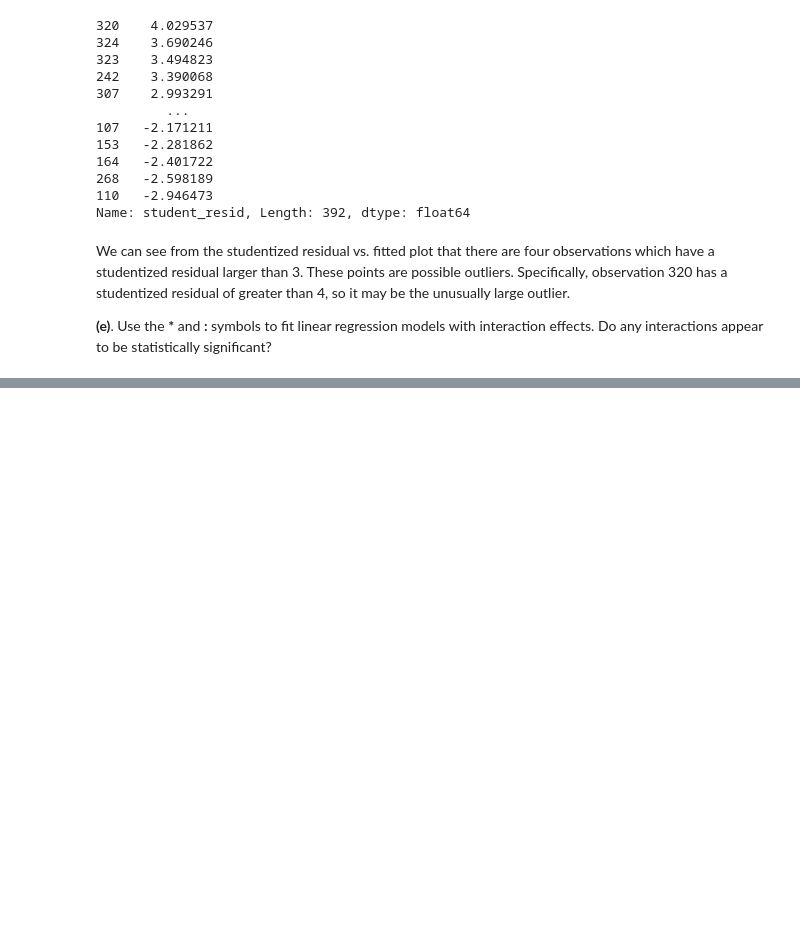
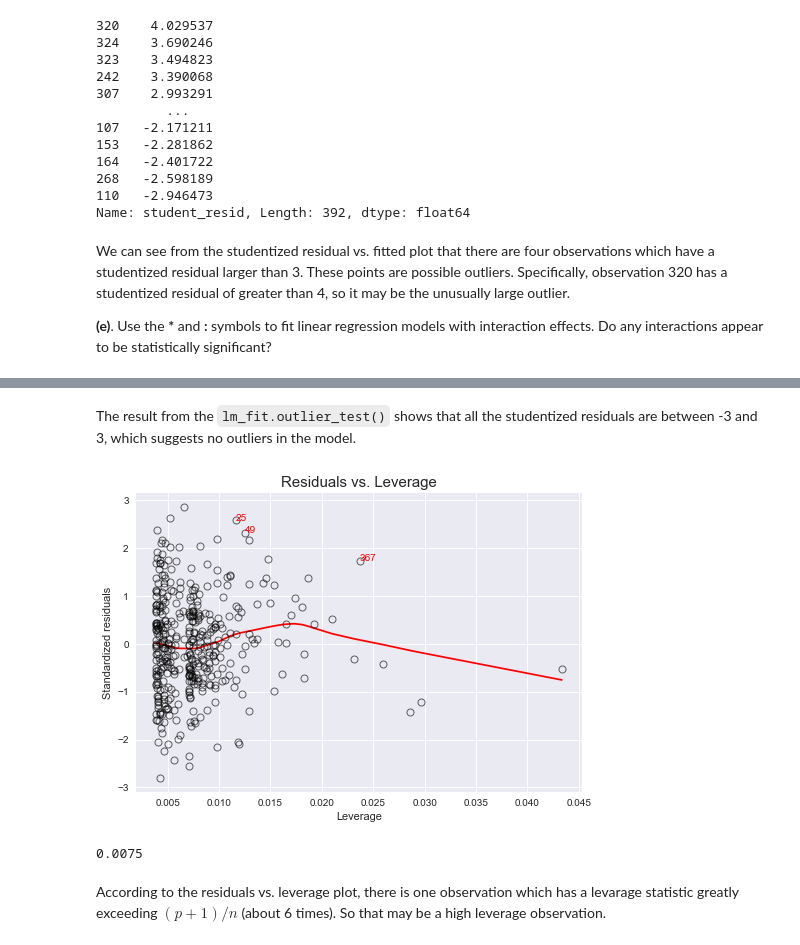
Before and after one commit to chenyulue/ISLP, a Jupyter notebook: Ch03-Linear_Regression_Exercises.ipynb, the cells around one changed output, grey strips where cells are left out. Cells and saved outputs as stored; diff of their text form; code cells hidden in the pictures; blank space fills up the shorter version.

```diff
--- a/Ch03-Linear_Regression_Exercises.ipynb
+++ b/Ch03-Linear_Regression_Exercises.ipynb
@@ -460,0 +540,3 @@ We can see from the studentized residual vs. fitted plot that there are four obs
+# %%
+carseats = pd.read_csv('data/Carseats.csv', na_values='?')
+carseats.isna().sum()   # Check whether there are some missing values
@@ -460,0 +615,3 @@ We can see from the studentized residual vs. fitted plot that there are four obs
+# %%
+lm_fit = smf.ols('Sales~Price+US', carseats).fit()
+lm_fit.summary()
@@ -460,0 +671,14 @@ We can see from the studentized residual vs. fitted plot that there are four obs
+# %% [markdown]
+The result from the `lm_fit.outlier_test()` shows that all the studentized residuals are between -3 and 3, which suggests no outliers in the model.
+# %%
+lmdiag.resid_lev(lm_fit);
+# %% [output]
+[figure, added]
+# %%
+n = len(carseats)
+p = 2
+(p + 1)/n
+# %% [output]
+0.0075
+# %% [markdown]
+According to the residuals vs. leverage plot, there is one observation which has a levarage statistic greatly exceeding $(p+1)/n$ (about 6 times). So  that may be a high leverage observation.
```
Also changed, not shown: parts of 17 cells of this notebook.
